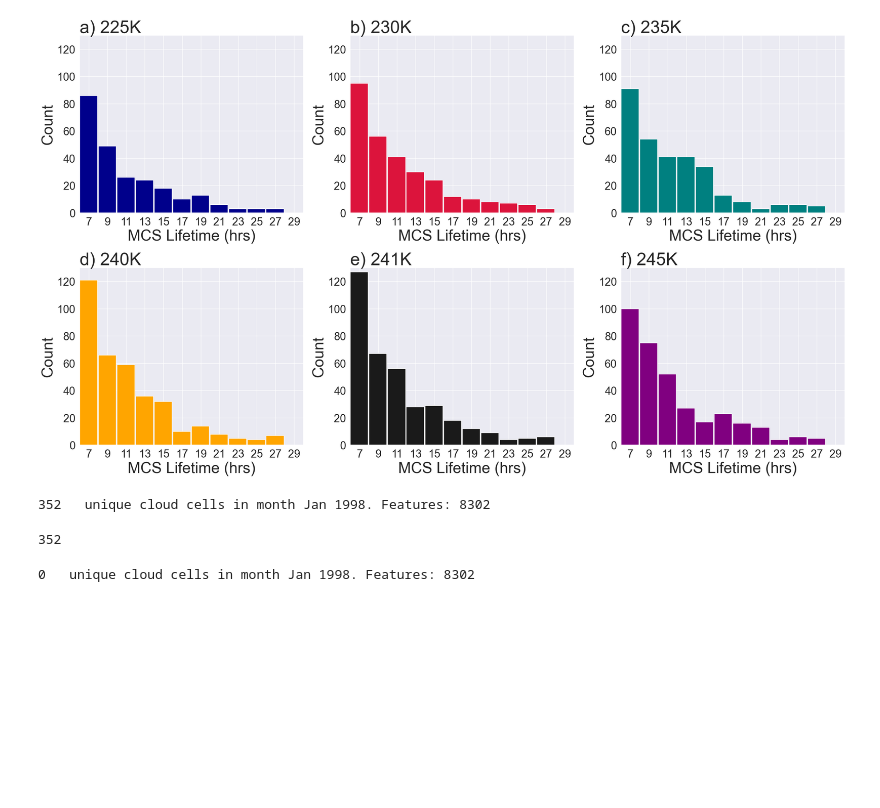
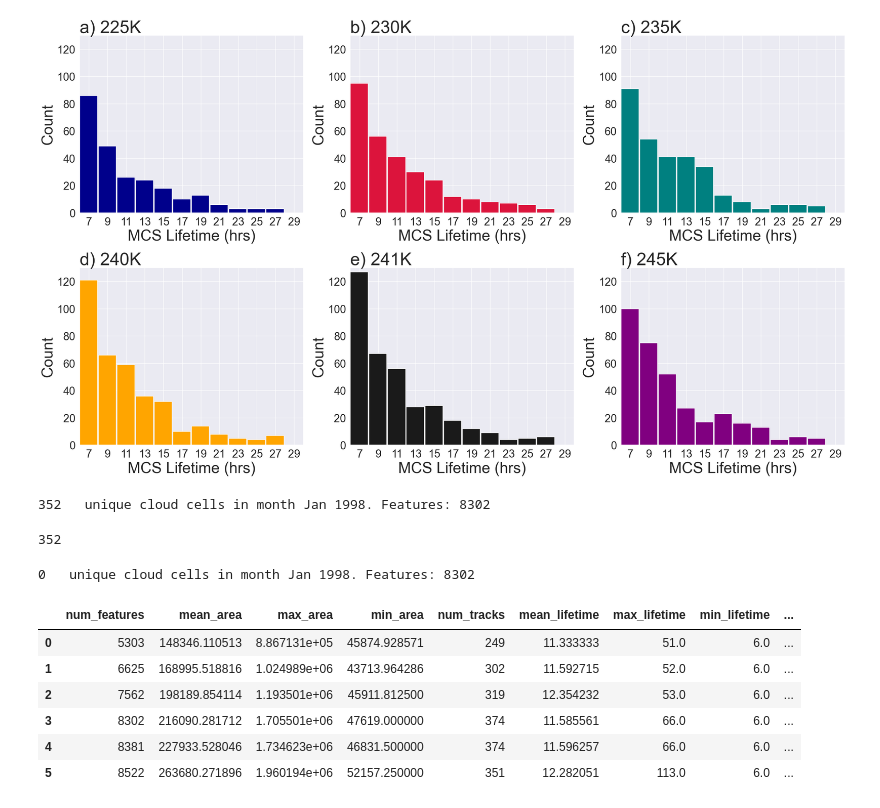
Before and after one commit to harrietgilmour/tobac_sensitivity, a Jupyter notebook: analysis_singleTb.ipynb, the cells around one changed output. Cells and saved outputs as stored; diff of their text form; code cells hidden in the pictures; blank space fills up the shorter version.

```diff
--- a/analysis_singleTb.ipynb
+++ b/analysis_singleTb.ipynb
@@ -757,0 +760,10 @@ print(np.unique(mcstracks_245.cell.values).shape[0], '  unique cloud cells in mo
+# %%
+df
+# %% [output]
+|  | num_features | mean_area | max_area | min_area | num_tracks | mean_lifetime | max_lifetime | min_lifetime | ... |
+| 0 | 5303 | 148346.110513 | 8.867131e+05 | 45874.928571 | 249 | 11.333333 | 51.0 | 6.0 | ... |
+| 1 | 6625 | 168995.518816 | 1.024989e+06 | 43713.964286 | 302 | 11.592715 | 52.0 | 6.0 | ... |
+| 2 | 7562 | 198189.854114 | 1.193501e+06 | 45911.812500 | 319 | 12.354232 | 53.0 | 6.0 | ... |
+| 3 | 8302 | 216090.281712 | 1.705501e+06 | 47619.000000 | 374 | 11.585561 | 66.0 | 6.0 | ... |
+| 4 | 8381 | 227933.528046 | 1.734623e+06 | 46831.500000 | 374 | 11.596257 | 66.0 | 6.0 | ... |
+| 5 | 8522 | 263680.271896 | 1.960194e+06 | 52157.250000 | 351 | 12.282051 | 113.0 | 6.0 | ... |
```
Also changed, not shown: parts of 3 cells of this notebook, 8 other files.
